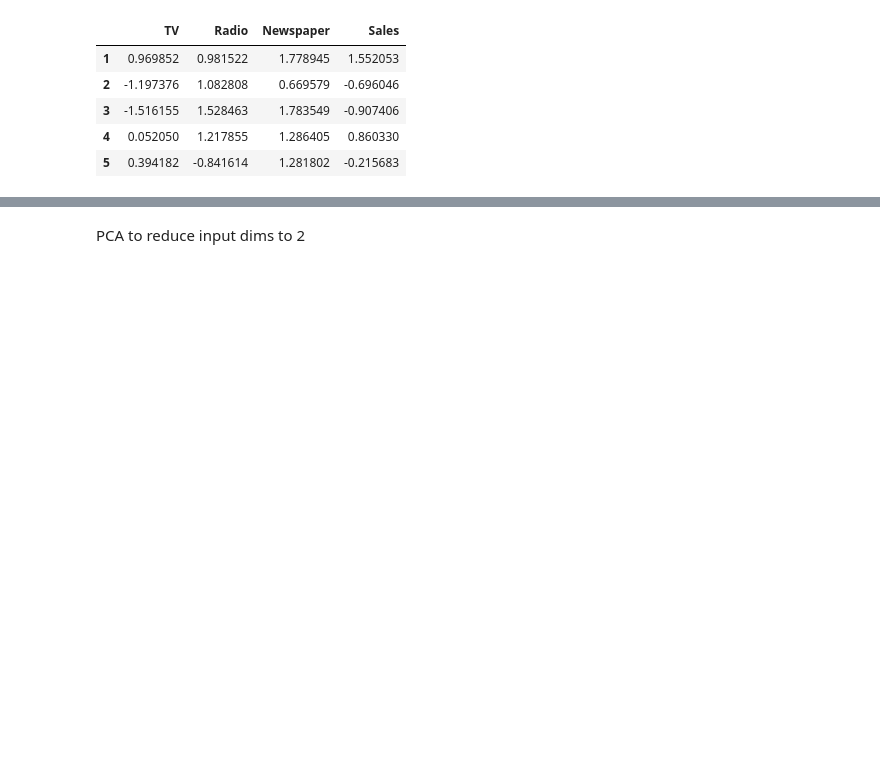
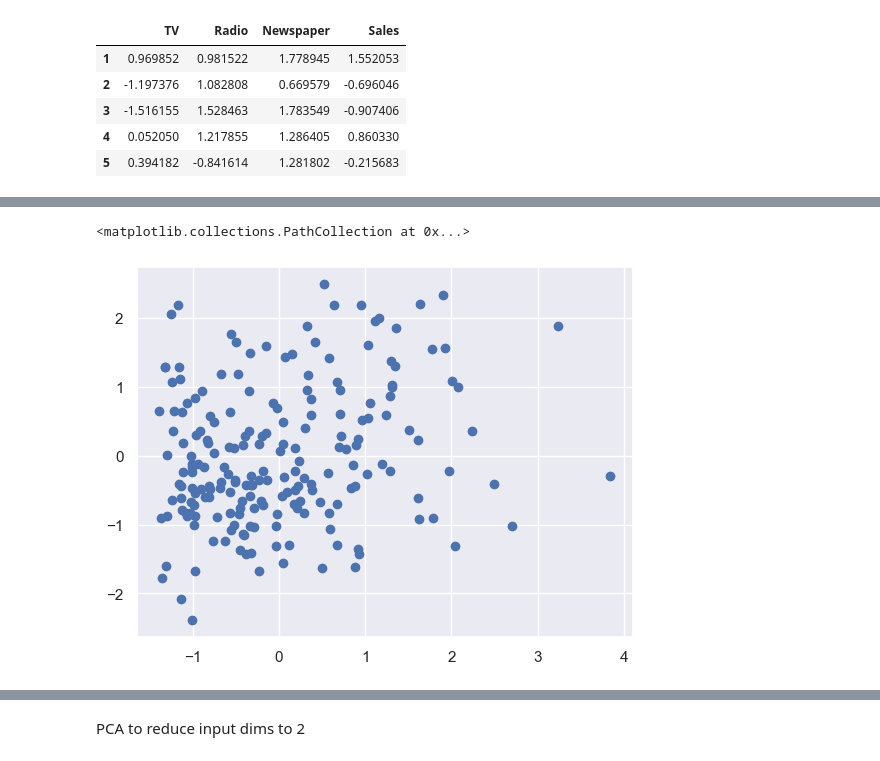
Before and after one commit to Niko32/ProbML, a Jupyter notebook: src/prototyping/gaussian_process_regression.ipynb, the cells around one changed output, grey strips where cells are left out. Cells and saved outputs as stored; diff of their text form; code cells hidden in the pictures; blank space fills up the shorter version.

```diff
--- a/src/prototyping/gaussian_process_regression.ipynb
+++ b/src/prototyping/gaussian_process_regression.ipynb
@@ -52,0 +73,5 @@ ax.scatter3D(X.T[0], X.T[1], X.T[2])
+# %%
+plt.scatter(advertising["Newspaper"], advertising["Sales"])
+# %% [output]
+<matplotlib.collections.PathCollection at 0x...>
+[figure, added]
```
Also changed, not shown: parts of 22 cells of this notebook.
